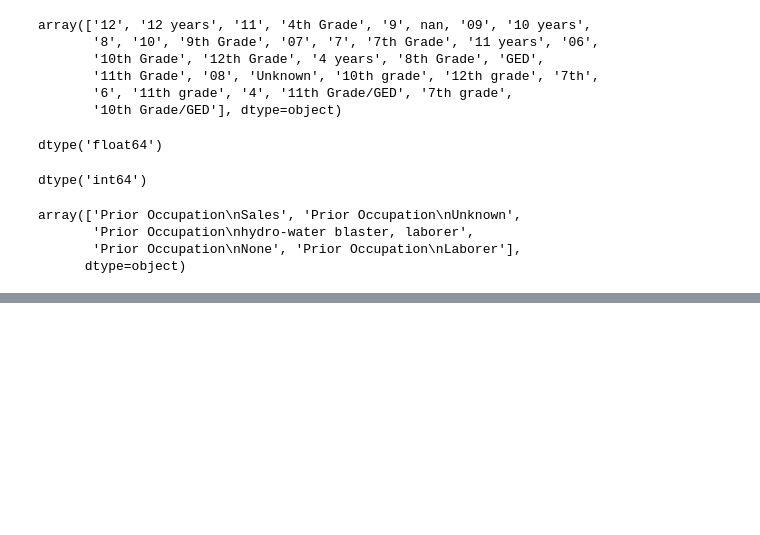
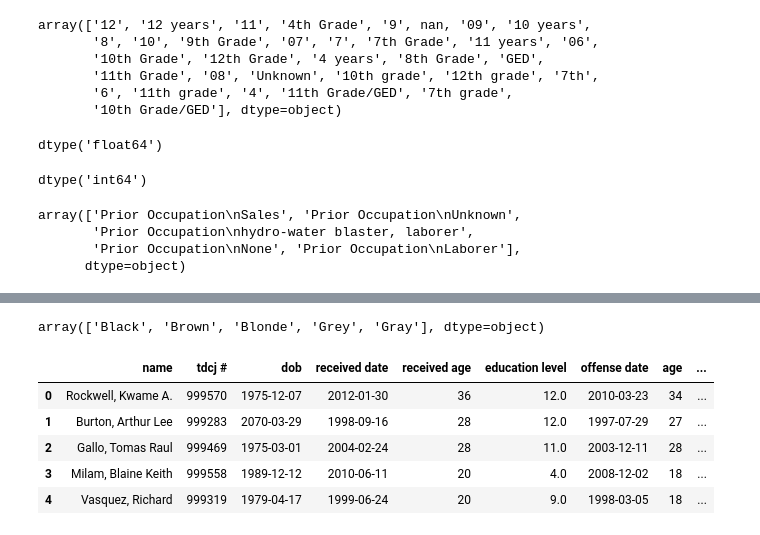
Before and after one commit to nissichima/texas_criminal_justice, a Jupyter notebook: code/data_cleaning.ipynb, the cells around one changed output, grey strips where cells are left out. Cells and saved outputs as stored; diff of their text form; code cells hidden in the pictures; blank space fills up the shorter version.

```diff
--- a/code/data_cleaning.ipynb
+++ b/code/data_cleaning.ipynb
@@ -137,0 +172,3 @@ df.columns = map(str.lower, df.columns) #lowercase data columns
+# %%
+df['native state'] = df['native state'].apply(lambda x: str(x).replace('No rth Carolina','North Carolina'))
+df['native state'] = df['native state'].apply(lambda x: x.replace('MO','Missouri'))
@@ -137,0 +197,2 @@ df.columns = map(str.lower, df.columns) #lowercase data columns
+# %%
+df['native county'] = df['native county'].apply(lambda x: str(x).replace('Unknown','nan'))
@@ -137,0 +214,18 @@ df.columns = map(str.lower, df.columns) #lowercase data columns
+# %%
+df['weight'] = df['weight'].apply(lambda x: float(x.split(' ')[0]))
+df['weight'] =df['weight'].apply(lambda x: np.nan if x ==0 else x)
+# %%
+df['hair'].unique()
+# %% [output]
+array(['Black', 'Brown', 'Blonde', 'Grey', 'Gray'], dtype=object)
+# %%
+df['hair'] = df['hair'].apply(lambda x: x.replace('Grey', 'Gray'))
+# %%
+df.head()
+# %% [output]
+|  | name | tdcj # | dob | received date | received age | education level | offense date | age | ... |
+| 0 | Rockwell, Kwame A. | 999570 | 1975-12-07 | 2012-01-30 | 36 | 12.0 | 2010-03-23 | 34 | ... |
+| 1 | Burton, Arthur Lee | 999283 | 2070-03-29 | 1998-09-16 | 28 | 12.0 | 1997-07-29 | 27 | ... |
+| 2 | Gallo, Tomas Raul | 999469 | 1975-03-01 | 2004-02-24 | 28 | 11.0 | 2003-12-11 | 28 | ... |
+| 3 | Milam, Blaine Keith | 999558 | 1989-12-12 | 2010-06-11 | 20 | 4.0 | 2008-12-02 | 18 | ... |
+| 4 | Vasquez, Richard | 999319 | 1979-04-17 | 1999-06-24 | 20 | 9.0 | 1998-03-05 | 18 | ... |
```
Also changed, not shown: parts of 11 cells of this notebook, 1 other file.
